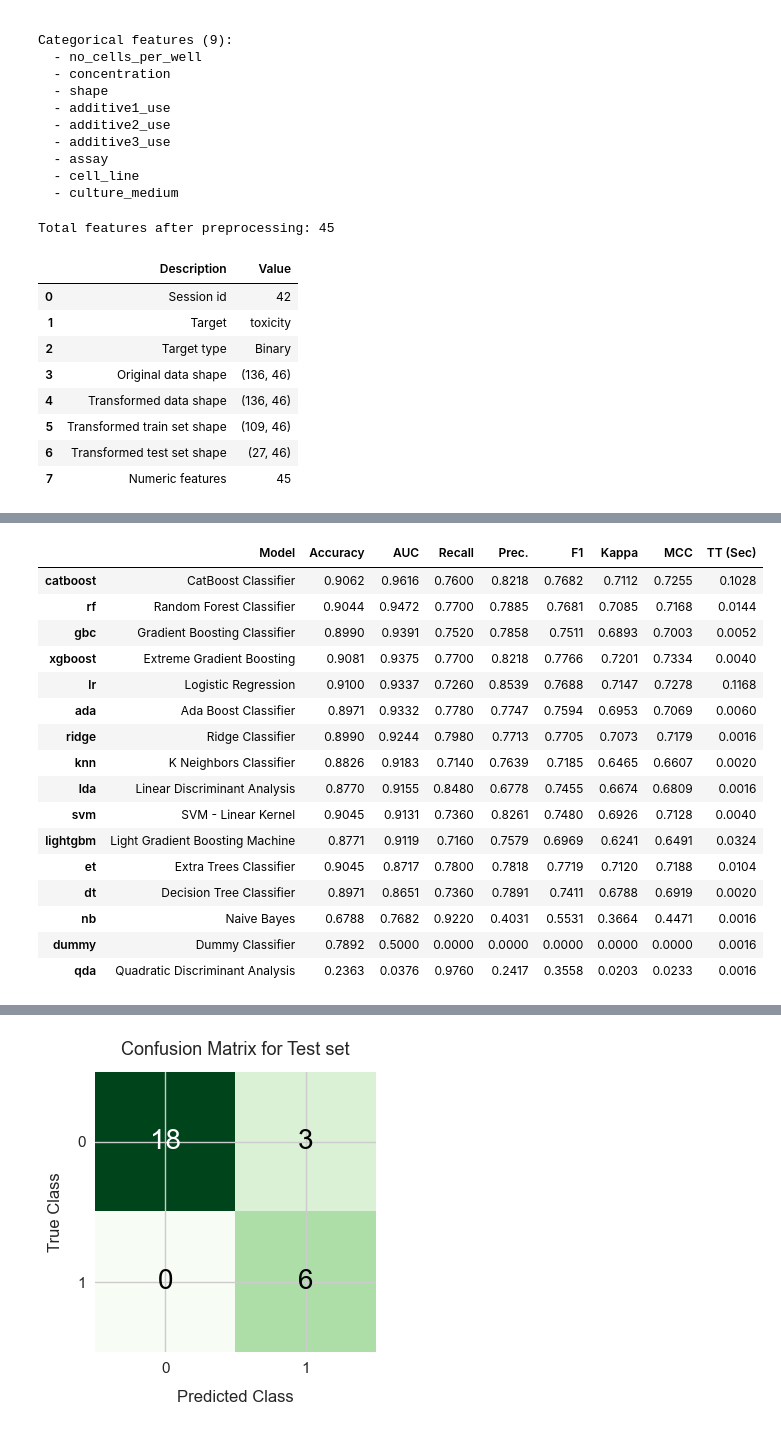
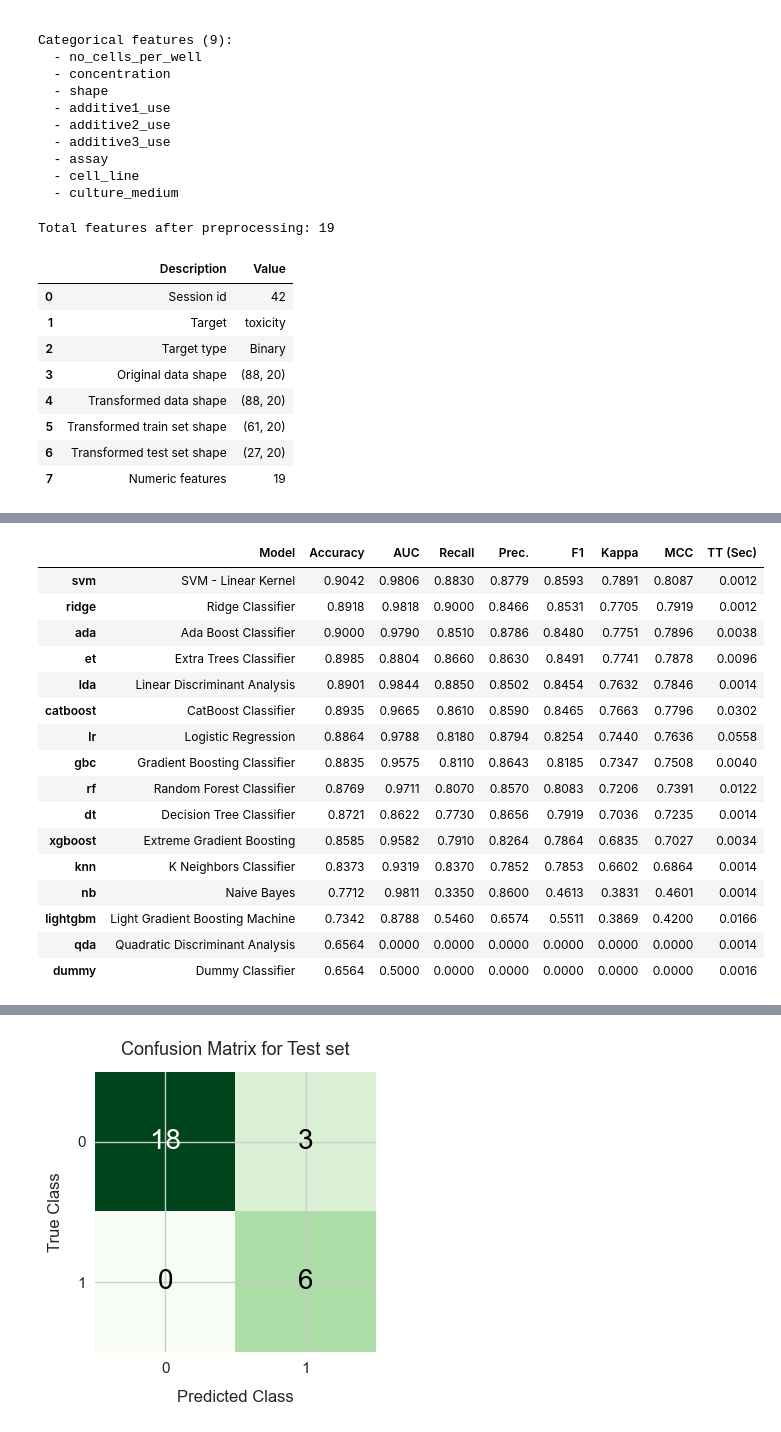
Before and after one commit to Alexangelo92/Cytotoxicity_mdpi, a Jupyter notebook: cytotoxicity_rf_classifier_MDPI.ipynb, the cells around one changed output, grey strips where cells are left out. Cells and saved outputs as stored; diff of their text form; code cells hidden in the pictures.

```diff
--- a/cytotoxicity_rf_classifier_MDPI.ipynb
+++ b/cytotoxicity_rf_classifier_MDPI.ipynb
@@ -369,0 +354,24 @@ y_train_clean = y_train.copy()
+# %%
+apply_outlier_detection = True  # Set to False to skip
+
+if apply_outlier_detection:
+    data = X_train.select_dtypes(include=[np.number])
+    outlier_mask = pd.DataFrame(False, index=X_train.index, columns=data.columns)
+
+    for col in data.columns:
+        Q1 = np.percentile(data[col], 25)
+        Q3 = np.percentile(data[col], 75)
+        IQR = Q3 - Q1
+        lower = Q1 - 1.5 * IQR
+        upper = Q3 + 1.5 * IQR
+        outlier_mask[col] = (data[col] < lower) | (data[col] > upper)
+
+    outlier_rows = outlier_mask.any(axis=1)
+    X_train_clean = X_train[~outlier_rows]
+    y_train_clean = y_train[~outlier_rows]
+
+    print(f"Removed {outlier_rows.sum()} outlier rows. Remaining: {len(X_train_clean)}")
+else:
+    X_train_clean = X_train.copy()
+    y_train_clean = y_train.copy()
+    print("Outlier detection skipped.")
@@ -732,6 +647,9 @@ print(f"Numerical features ({len(numerical_cols)}):")
 for c in numerical_cols: print(f"  - {c}")
 print(f"\nCategorical features ({len(categorical_cols)}):")
 for c in categorical_cols: print(f"  - {c}")
+
+features_num = numerical_cols
+features_cat = [col for col in features_cat if X_train[col].nunique() > 1]  # Remove cat features with only 1 unique value (they carry zero information)
 # %% [output]
 Numerical features (6):
   - hb_ratio
@@ -751,9 +669,6 @@ Categorical features (9):
   - assay
   - cell_line
   - culture_medium
-# %%
-features_num = numerical_cols
-features_cat = categorical_cols
 # %%
 # Preprocessing pipeline
 pre = ColumnTransformer(
@@ -770,8 +685,6 @@ X_test_preprocessed  = pre.transform(X_test_clean)
 
 # Label encode the target variable for PyCaret and convert to DataFrame for easier handling ('Non_Toxic' -> 0, 'Toxic' -> 1)
 label_encoder = LabelEncoder()
-# y_train_clean = label_encoder.fit_transform(y_train_clean)
-# y_test_clean  = label_encoder.transform(y_test_clean)
 y_train_clean = pd.Series(label_encoder.fit_transform(y_train_clean), index=X_train_clean.index)
 y_test_clean  = pd.Series(label_encoder.transform(y_test_clean), index=X_test_clean.index)
 
@@ -792,48 +705,48 @@ train_data[target] = y_train_clean.values
 test_data = X_test_df.copy()
 test_data[target] = y_test_clean.values
 # %% [output]
-Total features after preprocessing: 45
+Total features after preprocessing: 19
 # %%
 # Pycaret setup
 clf = setup(data=train_data,
             test_data=test_data,
             target=target,
             preprocess=False,          # data already preprocessed
             fix_imbalance=True,
             # fold=5,
-            fold_strategy=RepeatedStratifiedKFold(n_splits=5, n_repeats=5, random_state=42),
+            fold_strategy=RepeatedStratifiedKFold(n_splits=5, n_repeats=10, random_state=42),
             index=False,
             session_id=42)
 
 # Compare models and select the best one based on AUC
-best_model = compare_models(sort='auc', n_select=1)
+best_model = compare_models(sort='mcc', n_select=1) # Model selection was optimized on Recall to minimize false negatives, given that misclassifying a toxic nanoparticle as safe poses unacceptable risk.
 print(f"Best model: {best_model}")
 # %% [output]
 |  | Description | Value |
 | 0 | Session id | 42 |
 | 1 | Target | toxicity |
 | 2 | Target type | Binary |
-| 3 | Original data shape | (136, 46) |
-| 4 | Transformed data shape | (136, 46) |
-| 5 | Transformed train set shape | (109, 46) |
-| 6 | Transformed test set shape | (27, 46) |
-| 7 | Numeric features | 45 |
+| 3 | Original data shape | (88, 20) |
+| 4 | Transformed data shape | (88, 20) |
+| 5 | Transformed train set shape | (61, 20) |
+| 6 | Transformed test set shape | (27, 20) |
+| 7 | Numeric features | 19 |
 [interactive output not drawn]
 |  | Model | Accuracy | AUC | Recall | Prec. | F1 | Kappa | MCC | TT (Sec) |
-| catboost | CatBoost Classifier | 0.9062 | 0.9616 | 0.7600 | 0.8218 | 0.7682 | 0.7112 | 0.7255 | 0.1028 |
-| rf | Random Forest Classifier | 0.9044 | 0.9472 | 0.7700 | 0.7885 | 0.7681 | 0.7085 | 0.7168 | 0.0144 |
-| gbc | Gradient Boosting Classifier | 0.8990 | 0.9391 | 0.7520 | 0.7858 | 0.7511 | 0.6893 | 0.7003 | 0.0052 |
-| xgboost | Extreme Gradient Boosting | 0.9081 | 0.9375 | 0.7700 | 0.8218 | 0.7766 | 0.7201 | 0.7334 | 0.0040 |
-| lr | Logistic Regression | 0.9100 | 0.9337 | 0.7260 | 0.8539 | 0.7688 | 0.7147 | 0.7278 | 0.1168 |
-| ada | Ada Boost Classifier | 0.8971 | 0.9332 | 0.7780 | 0.7747 | 0.7594 | 0.6953 | 0.7069 | 0.0060 |
-| ridge | Ridge Classifier | 0.8990 | 0.9244 | 0.7980 | 0.7713 | 0.7705 | 0.7073 | 0.7179 | 0.0016 |
-| knn | K Neighbors Classifier | 0.8826 | 0.9183 | 0.7140 | 0.7639 | 0.7185 | 0.6465 | 0.6607 | 0.0020 |
-| lda | Linear Discriminant Analysis | 0.8770 | 0.9155 | 0.8480 | 0.6778 | 0.7455 | 0.6674 | 0.6809 | 0.0016 |
-| svm | SVM - Linear Kernel | 0.9045 | 0.9131 | 0.7360 | 0.8261 | 0.7480 | 0.6926 | 0.7128 | 0.0040 |
-| lightgbm | Light Gradient Boosting Machine | 0.8771 | 0.9119 | 0.7160 | 0.7579 | 0.6969 | 0.6241 | 0.6491 | 0.0324 |
-| et | Extra Trees Classifier | 0.9045 | 0.8717 | 0.7800 | 0.7818 | 0.7719 | 0.7120 | 0.7188 | 0.0104 |
-| dt | Decision Tree Classifier | 0.8971 | 0.8651 | 0.7360 | 0.7891 | 0.7411 | 0.6788 | 0.6919 | 0.0020 |
-| nb | Naive Bayes | 0.6788 | 0.7682 | 0.9220 | 0.4031 | 0.5531 | 0.3664 | 0.4471 | 0.0016 |
-| dummy | Dummy Classifier | 0.7892 | 0.5000 | 0.0000 | 0.0000 | 0.0000 | 0.0000 | 0.0000 | 0.0016 |
-| qda | Quadratic Discriminant Analysis | 0.2363 | 0.0376 | 0.9760 | 0.2417 | 0.3558 | 0.0203 | 0.0233 | 0.0016 |
+| svm | SVM - Linear Kernel | 0.9042 | 0.9806 | 0.8830 | 0.8779 | 0.8593 | 0.7891 | 0.8087 | 0.0012 |
+| ridge | Ridge Classifier | 0.8918 | 0.9818 | 0.9000 | 0.8466 | 0.8531 | 0.7705 | 0.7919 | 0.0012 |
+| ada | Ada Boost Classifier | 0.9000 | 0.9790 | 0.8510 | 0.8786 | 0.8480 | 0.7751 | 0.7896 | 0.0038 |
+| et | Extra Trees Classifier | 0.8985 | 0.8804 | 0.8660 | 0.8630 | 0.8491 | 0.7741 | 0.7878 | 0.0096 |
+| lda | Linear Discriminant Analysis | 0.8901 | 0.9844 | 0.8850 | 0.8502 | 0.8454 | 0.7632 | 0.7846 | 0.0014 |
+| catboost | CatBoost Classifier | 0.8935 | 0.9665 | 0.8610 | 0.8590 | 0.8465 | 0.7663 | 0.7796 | 0.0302 |
+| lr | Logistic Regression | 0.8864 | 0.9788 | 0.8180 | 0.8794 | 0.8254 | 0.7440 | 0.7636 | 0.0558 |
+| gbc | Gradient Boosting Classifier | 0.8835 | 0.9575 | 0.8110 | 0.8643 | 0.8185 | 0.7347 | 0.7508 | 0.0040 |
+| rf | Random Forest Classifier | 0.8769 | 0.9711 | 0.8070 | 0.8570 | 0.8083 | 0.7206 | 0.7391 | 0.0122 |
+| dt | Decision Tree Classifier | 0.8721 | 0.8622 | 0.7730 | 0.8656 | 0.7919 | 0.7036 | 0.7235 | 0.0014 |
+| xgboost | Extreme Gradient Boosting | 0.8585 | 0.9582 | 0.7910 | 0.8264 | 0.7864 | 0.6835 | 0.7027 | 0.0034 |
+| knn | K Neighbors Classifier | 0.8373 | 0.9319 | 0.8370 | 0.7852 | 0.7853 | 0.6602 | 0.6864 | 0.0014 |
+| nb | Naive Bayes | 0.7712 | 0.9811 | 0.3350 | 0.8600 | 0.4613 | 0.3831 | 0.4601 | 0.0014 |
+| lightgbm | Light Gradient Boosting Machine | 0.7342 | 0.8788 | 0.5460 | 0.6574 | 0.5511 | 0.3869 | 0.4200 | 0.0166 |
+| qda | Quadratic Discriminant Analysis | 0.6564 | 0.0000 | 0.0000 | 0.0000 | 0.0000 | 0.0000 | 0.0000 | 0.0014 |
+| dummy | Dummy Classifier | 0.6564 | 0.5000 | 0.0000 | 0.0000 | 0.0000 | 0.0000 | 0.0000 | 0.0016 |
 [interactive output not drawn]
```
Also changed, not shown: parts of 21 cells of this notebook, 6 other files.
